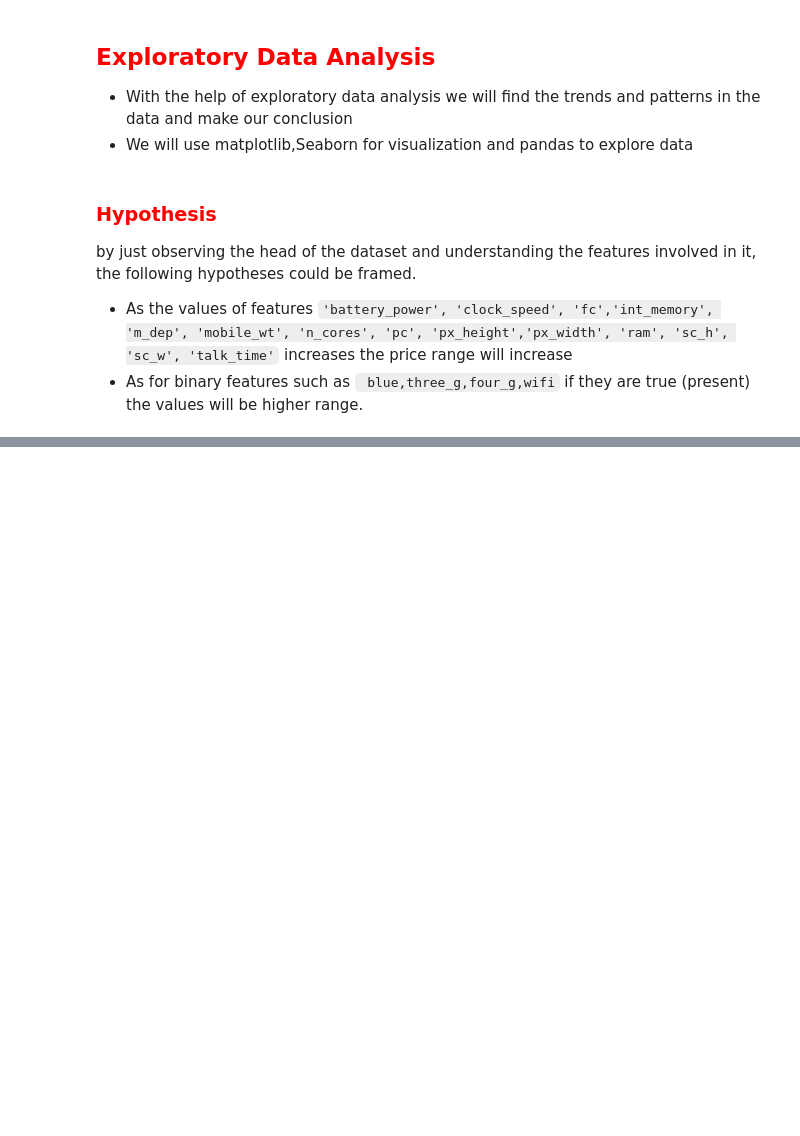
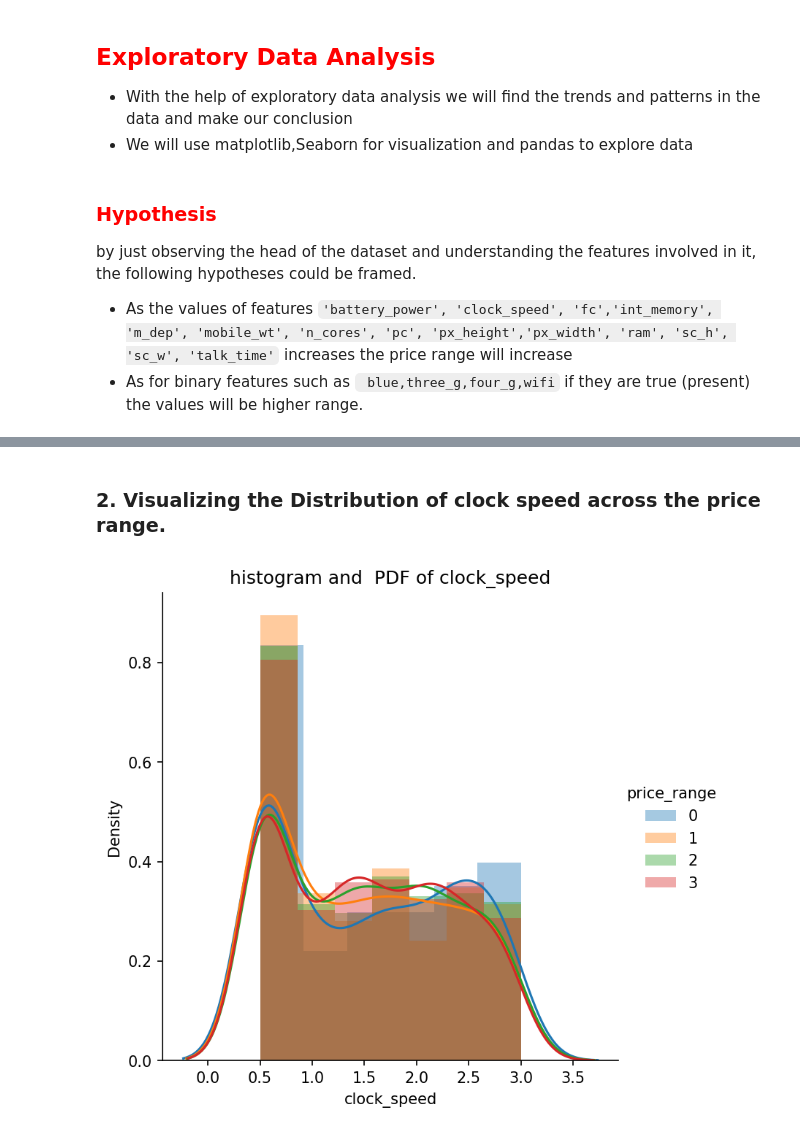
Before and after one commit to MohanVishe/Supervised-ML--Classification----Mobile-Price-Range-Prediction, a Jupyter notebook: Mobile_Price_Range_Prediction_Individual_Project.ipynb, the cells around one changed output, grey strips where cells are left out. Drawn from its saved outputs; the diff is of its cells as text; code cells hidden in the pictures; blank space fills up the shorter version.

```diff
--- a/Mobile_Price_Range_Prediction_Individual_Project.ipynb
+++ b/Mobile_Price_Range_Prediction_Individual_Project.ipynb
@@ -224,0 +294,6 @@ by just observing the head of the dataset and understanding the features involve
+# %% [markdown]
+### 2. Visualizing the Distribution of clock speed across the price range.
+# %%
+PDF("price_range","clock_speed")
+# %% [output]
+[figure, added]
```
Also changed, not shown: parts of 24 cells of this notebook.
